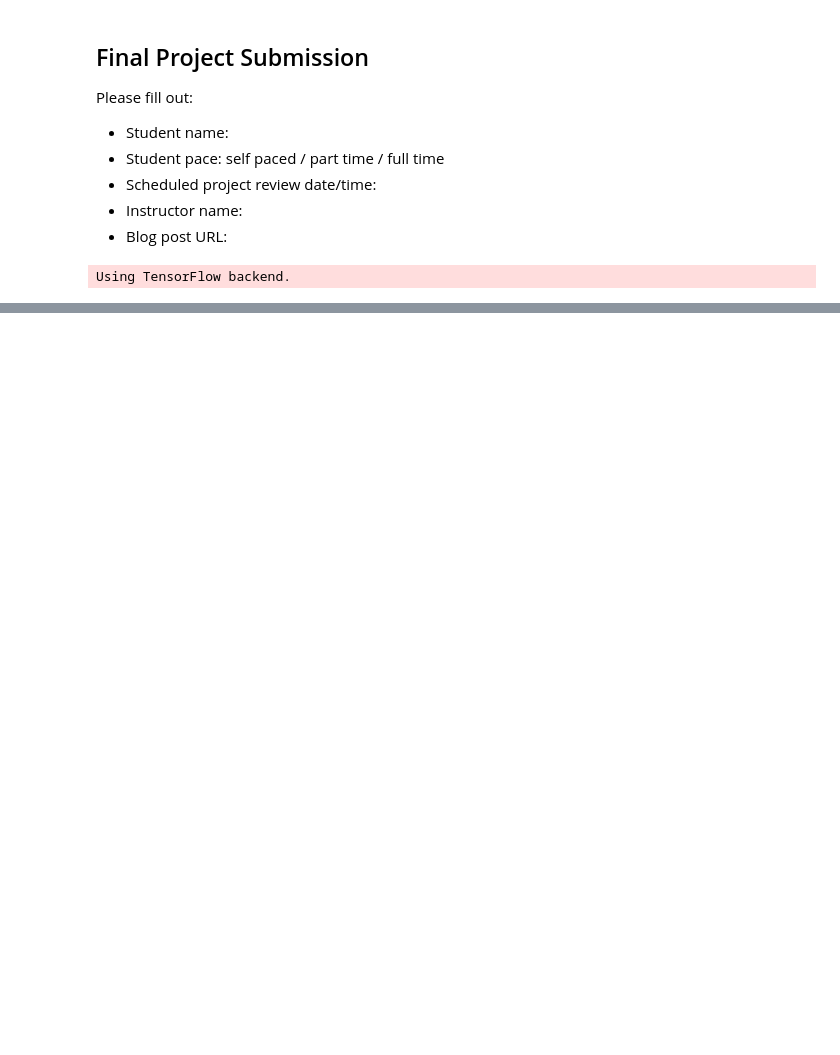
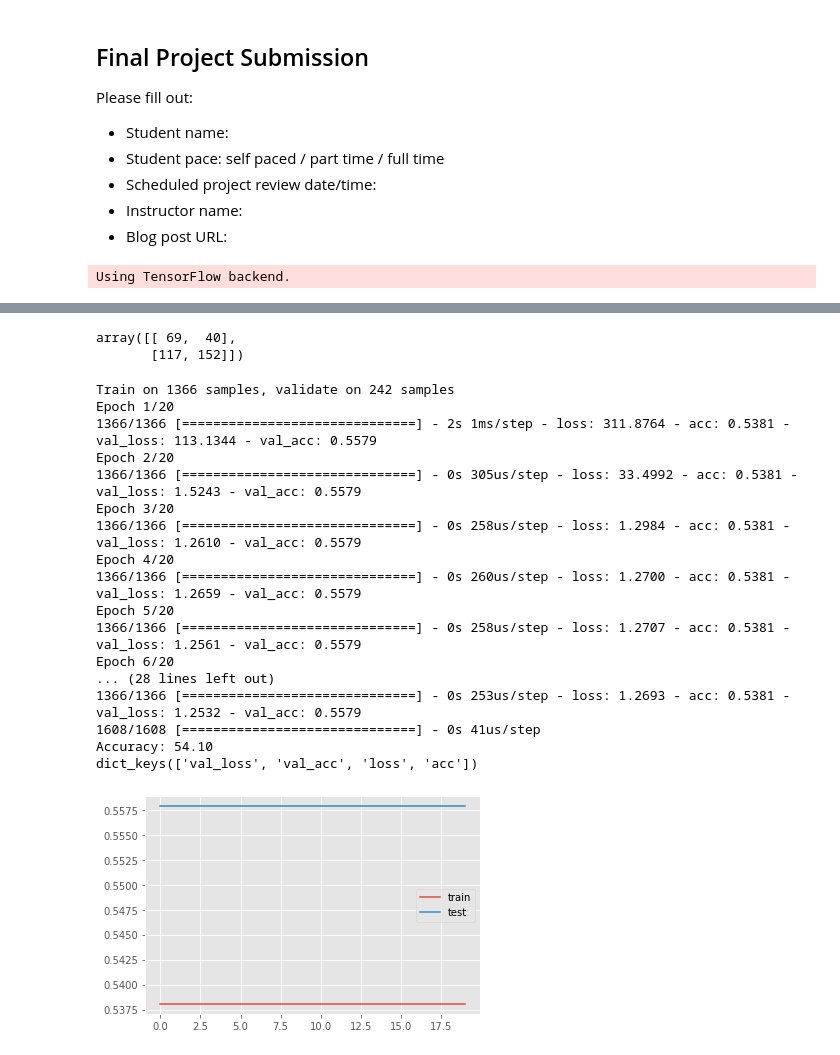
Before and after one commit to eyambaita/dsc-4-final-project-online-ds-pt-100118, a Jupyter notebook: student.ipynb, the cells around one changed output, grey strips where cells are left out. Drawn from its saved outputs; the diff is of its cells as text; code cells hidden in the pictures; blank space fills up the shorter version.

```diff
--- a/student.ipynb
+++ b/student.ipynb
@@ -196,0 +393,58 @@ ValueError: Classification metrics can't handle a mix of continuous-multioutput
+# %%
+y_pred3 = model3.predict(X_test)
+y_pred3 = np.argmax(y_pred3, axis=1)
+cm3 = confusion_matrix(y_pred3, y_test)
+cm3
+# %% [output]
+array([[ 69,  40],
+       [117, 152]])
+# %%
+#Case 2 : Trying an L1 regularization
+
+#from keras import regularizers
+#from matplotlib import pyplot
+# load the dataset
+dataset = pd.read_csv('./stocknews/Combined_News_DJIA.csv')
+# split into input (X) and output (y) variables
+# define the keras model
+model4 = Sequential()
+model4.add(Dense(64, input_dim=400, activation='relu'))
+model4.add(Dropout(0.05))
+model4.add(Dense(48, activation='relu', kernel_regularizer=regularizers.l1(1) ))
+model4.add(Dropout(0.05))
+model4.add(Dense(32, activation='relu', kernel_regularizer=regularizers.l1(1)))
+model4.add(Dropout(0.05))
+model4.add(Dense(2, activation='softmax'))
+# compile the keras model
+model4.compile(loss='binary_crossentropy', optimizer='adam', metrics=['accuracy'])
+# fit the keras model on the dataset
+history=model4.fit(X_train, Y_train, epochs=20, batch_size=10, validation_split= 0.15)
+#model.fit(X_train, Y_train, nb_epoch=2, batch_size=16, validation_split=0.15)
+# evaluate the keras model
+_, accuracy = model4.evaluate(X_train, Y_train)
+print('Accuracy: %.2f' % (accuracy*100))
+print(history.history.keys())
+#plotting accuracy
+pyplot.plot(history.history['acc'], label='train')
+pyplot.plot(history.history['val_acc'], label='test')
+pyplot.legend()
+pyplot.show()
+# %% [output]
+Train on 1366 samples, validate on 242 samples
+Epoch 1/20
+1366/1366 [==============================] - 2s 1ms/step - loss: 311.8764 - acc: 0.5381 - val_loss: 113.1344 - val_acc: 0.5579
+Epoch 2/20
+1366/1366 [==============================] - 0s 305us/step - loss: 33.4992 - acc: 0.5381 - val_loss: 1.5243 - val_acc: 0.5579
+Epoch 3/20
+1366/1366 [==============================] - 0s 258us/step - loss: 1.2984 - acc: 0.5381 - val_loss: 1.2610 - val_acc: 0.5579
+Epoch 4/20
+1366/1366 [==============================] - 0s 260us/step - loss: 1.2700 - acc: 0.5381 - val_loss: 1.2659 - val_acc: 0.5579
+Epoch 5/20
+1366/1366 [==============================] - 0s 258us/step - loss: 1.2707 - acc: 0.5381 - val_loss: 1.2561 - val_acc: 0.5579
+Epoch 6/20
+... (28 lines left out)
+1366/1366 [==============================] - 0s 253us/step - loss: 1.2693 - acc: 0.5381 - val_loss: 1.2532 - val_acc: 0.5579
+1608/1608 [==============================] - 0s 41us/step
+Accuracy: 54.10
+dict_keys(['val_loss', 'val_acc', 'loss', 'acc'])
+[figure, added]
```
Also changed, not shown: parts of 27 cells of this notebook.
